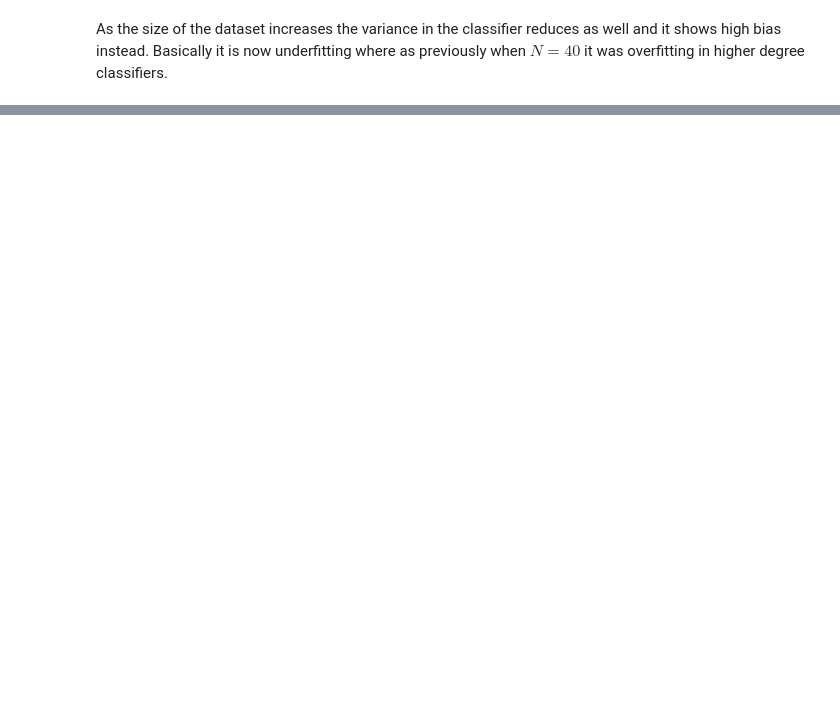
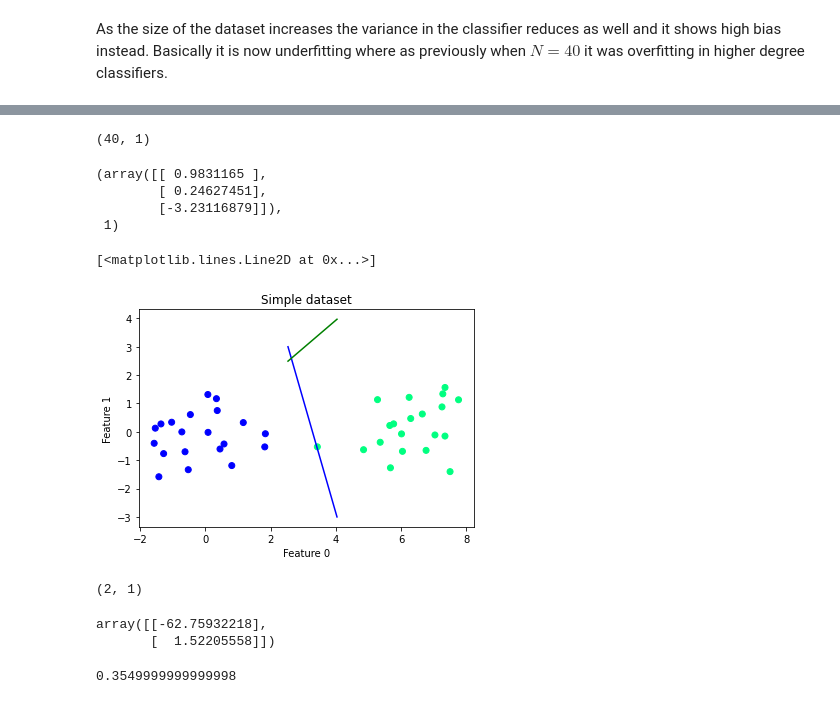
Before and after one commit to ojss/ml1-cs4220, a Jupyter notebook: ex2/ex2.ipynb, the cells around one changed output, grey strips where cells are left out. Saved outputs shown, nothing was run; the diff lists cells and outputs as text; code cells hidden in the pictures; blank space fills up the shorter version.

Commit message:
completed perceptron

```diff
--- a/ex2/ex2.ipynb
+++ b/ex2/ex2.ipynb
@@ -54,0 +141,2 @@ As the size of the dataset increases the variance in the classifier reduces as w
+# %%
+weights = np.random.randn(m, y.shape[1])
@@ -54,0 +147,39 @@ As the size of the dataset increases the variance in the classifier reduces as w
+# %%
+np.dot(x_n, weights).shape
+# %% [output]
+(40, 1)
+# %%
+def perceptron_trainer(W, inp, y, bias=1, alpha=.01, rounds=10):
+    for i in range(rounds):
+        n, m = inp.shape
+        activation = inp @ W # + bias # activation basically with no activation function for non-linearisation
+        y_hat = np.where(activation > .0, 1., 0.)
+
+        update = alpha * (y - y_hat) * inp
+        for u in update:
+            W += u[:, None]
+#             bias += alpha * (y - y_hat)
+
+    return {'w': W, 'b': bias} #np.sum(bias)/len(bias)
+# %%
+params = perceptron_trainer(weights, x_n, y)
+# %%
+w = params['w']
+b = params['b']
+# %%
+w, b
+# %% [output]
+(array([[ 0.9831165 ],
+        [ 0.24627451],
+        [-3.23116879]]),
+ 1)
+# %%
+pr.scatterd(dataset)
+x2 = [-3, 3]
+x1 = -(x2 * w[1] + w[2]) / w[0]
+x12 = -(x2 * w[1] + w[2])
+plt.plot(x1, x2, 'b')
+plt.plot(x1, x12,'g')
+# %% [output]
+[<matplotlib.lines.Line2D at 0x...>]
+[figure, added]
@@ -54,0 +188,4 @@ As the size of the dataset increases the variance in the classifier reduces as w
+# %%
+a[:, None].shape
+# %% [output]
+(2, 1)
@@ -54,0 +196,9 @@ As the size of the dataset increases the variance in the classifier reduces as w
+# %%
+params['w']
+# %% [output]
+array([[-62.75932218],
+       [  1.52205558]])
+# %%
+params['b']
+# %% [output]
+0.3549999999999998
```
Also changed, not shown: parts of 25 cells of this notebook.
